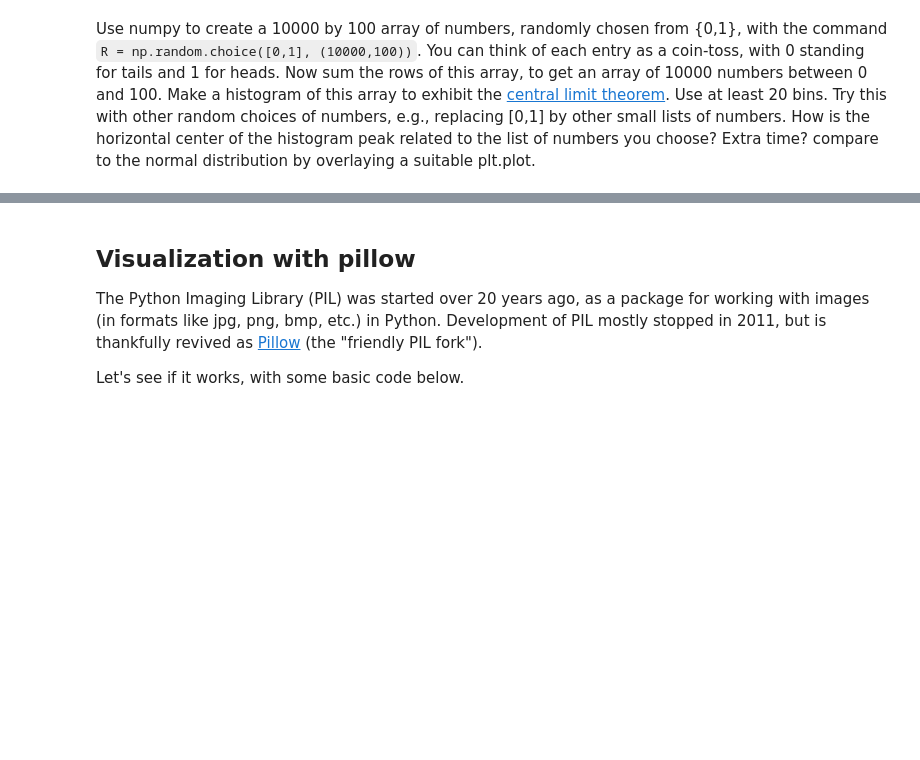
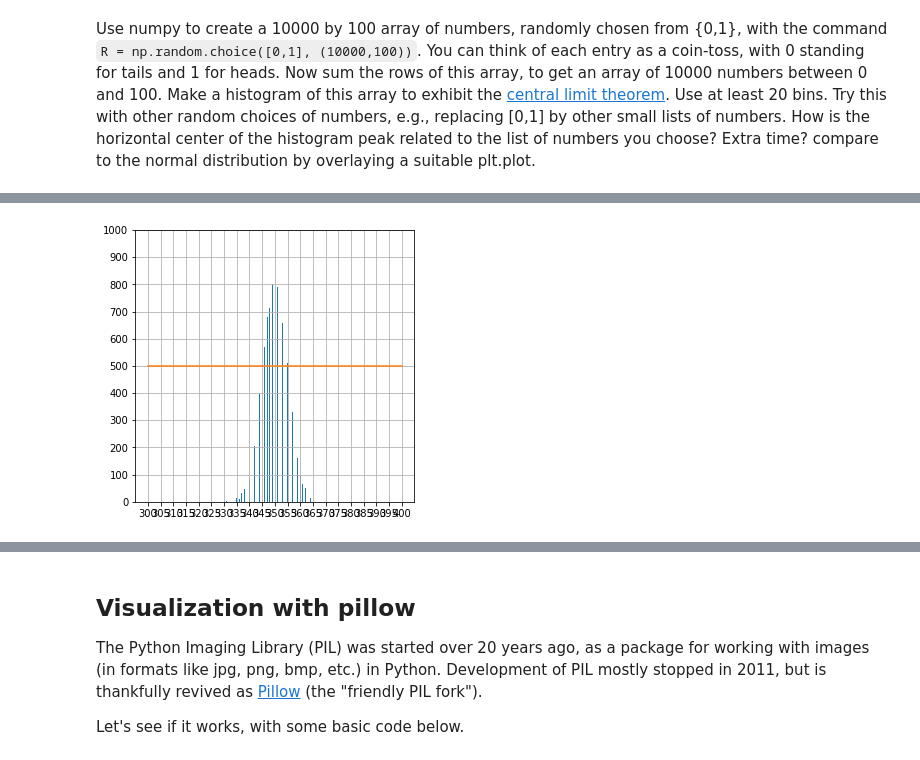
Before and after one commit to joazunig/Math-152, a Jupyter notebook: P4M_Notebook_4.ipynb, the cells around one changed output, grey strips where cells are left out. Drawn from its saved outputs; the diff is of its cells as text; code cells hidden in the pictures; blank space fills up the shorter version.

```diff
--- a/P4M_Notebook_4.ipynb
+++ b/P4M_Notebook_4.ipynb
@@ -1294,0 +1333,12 @@ plt.show()
+# %%
+R = np.random.choice([3,4],(10000,100))
+S = np.sum(R, axis = 1)
+plt.figure(figsize=(5,5))
+plt.hist(S, bins=np.linspace(300,400,400))
+plt.plot ((300,400), (500,500))
+plt.xticks(np.linspace(300,400,21))
+plt.yticks(np.arange(0,1001,100))
+plt.grid()
+plt.show()
+# %% [output]
+[figure, added]
```
Also changed, not shown: parts of 19 cells of this notebook.
